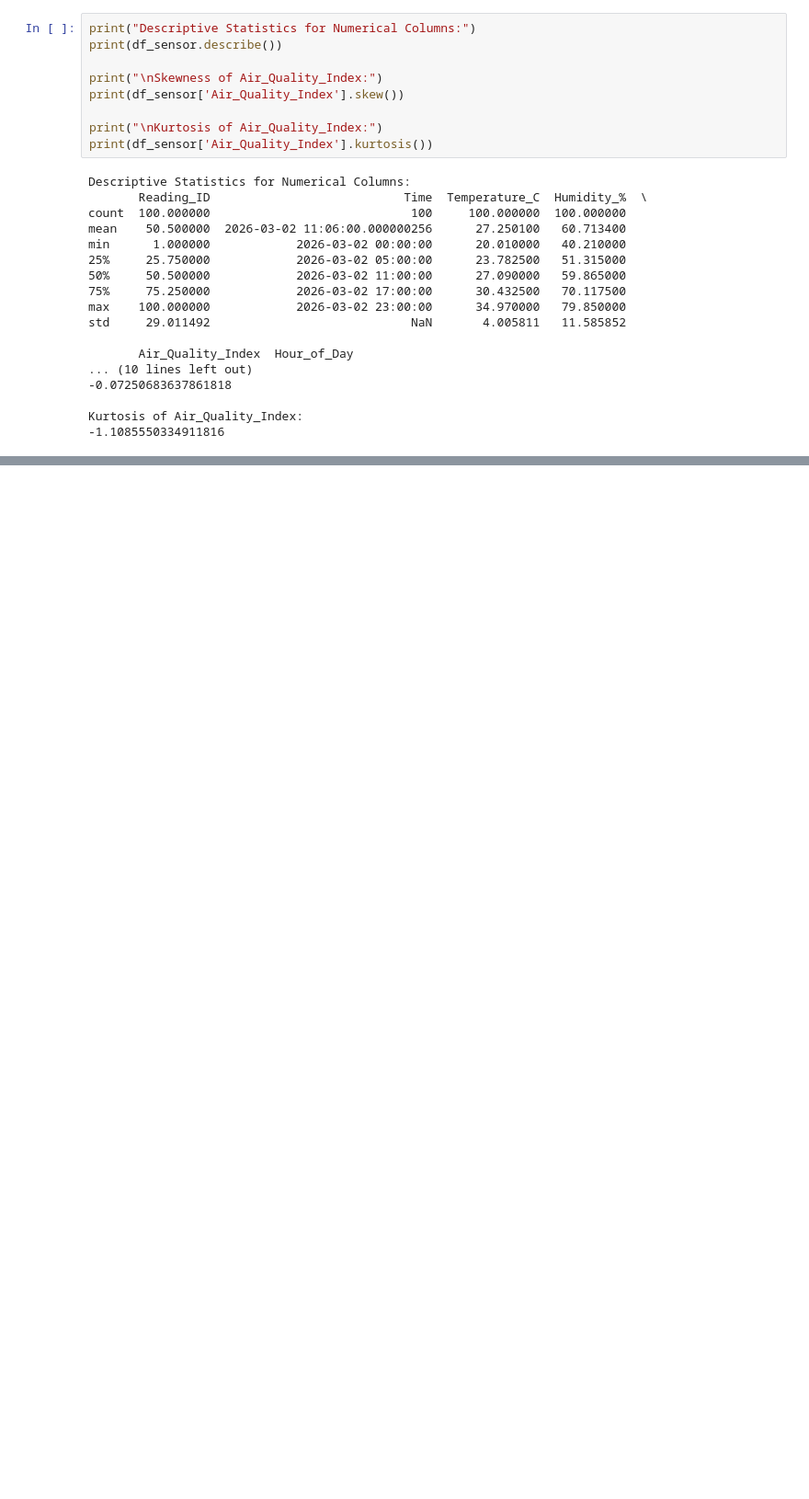
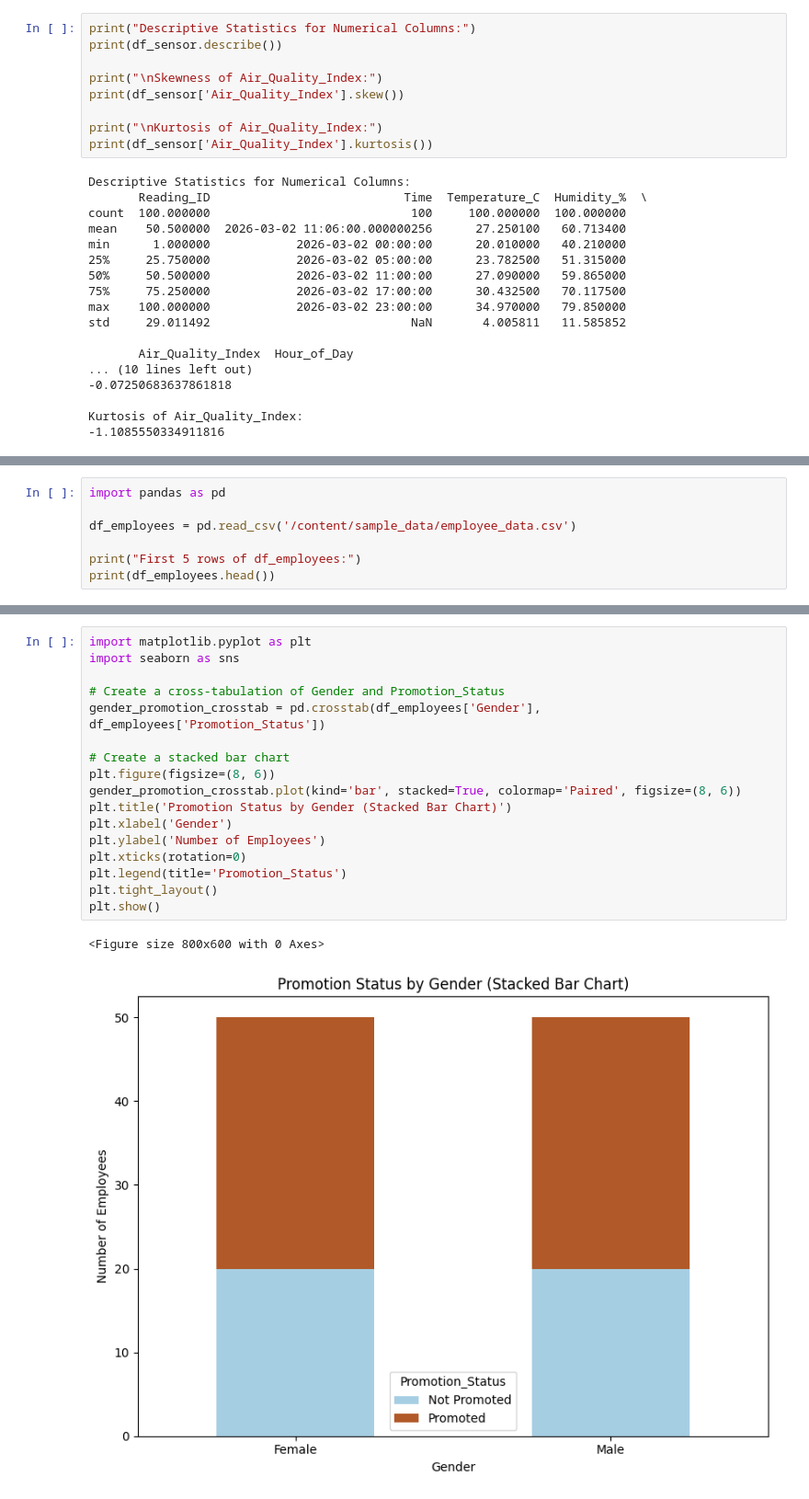
Before and after one commit to saimedhas/DV-lab-tasks, a Jupyter notebook: Copy_of_Welcome_To_Colab.ipynb, the cells around one changed output, grey strips where cells are left out. Shown at 92% size. Saved outputs shown, nothing was run; the diff lists cells and outputs as text; blank space fills up the shorter version.

```diff
--- a/Copy_of_Welcome_To_Colab.ipynb
+++ b/Copy_of_Welcome_To_Colab.ipynb
@@ -725,0 +728,7 @@ Kurtosis of Air_Quality_Index:
+# %%
+import pandas as pd
+
+df_employees = pd.read_csv('/content/sample_data/employee_data.csv')
+
+print("First 5 rows of df_employees:")
+print(df_employees.head())
@@ -725,0 +780,20 @@ Kurtosis of Air_Quality_Index:
+# %%
+import matplotlib.pyplot as plt
+import seaborn as sns
+
+# Create a cross-tabulation of Gender and Promotion_Status
+gender_promotion_crosstab = pd.crosstab(df_employees['Gender'], df_employees['Promotion_Status'])
+
+# Create a stacked bar chart
+plt.figure(figsize=(8, 6))
+gender_promotion_crosstab.plot(kind='bar', stacked=True, colormap='Paired', figsize=(8, 6))
+plt.title('Promotion Status by Gender (Stacked Bar Chart)')
+plt.xlabel('Gender')
+plt.ylabel('Number of Employees')
+plt.xticks(rotation=0)
+plt.legend(title='Promotion_Status')
+plt.tight_layout()
+plt.show()
+# %% [output]
+<Figure size 800x600 with 0 Axes>
+[figure, added]
```
Also changed, not shown: parts of 6 cells of this notebook.
